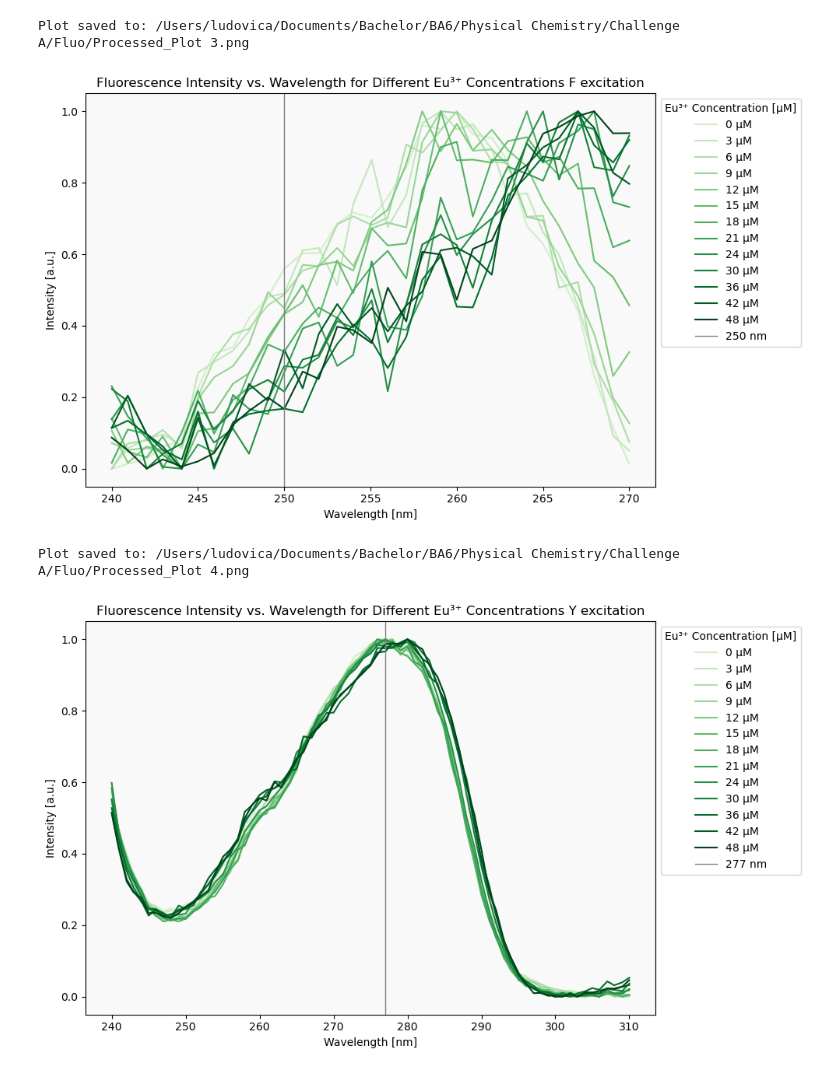
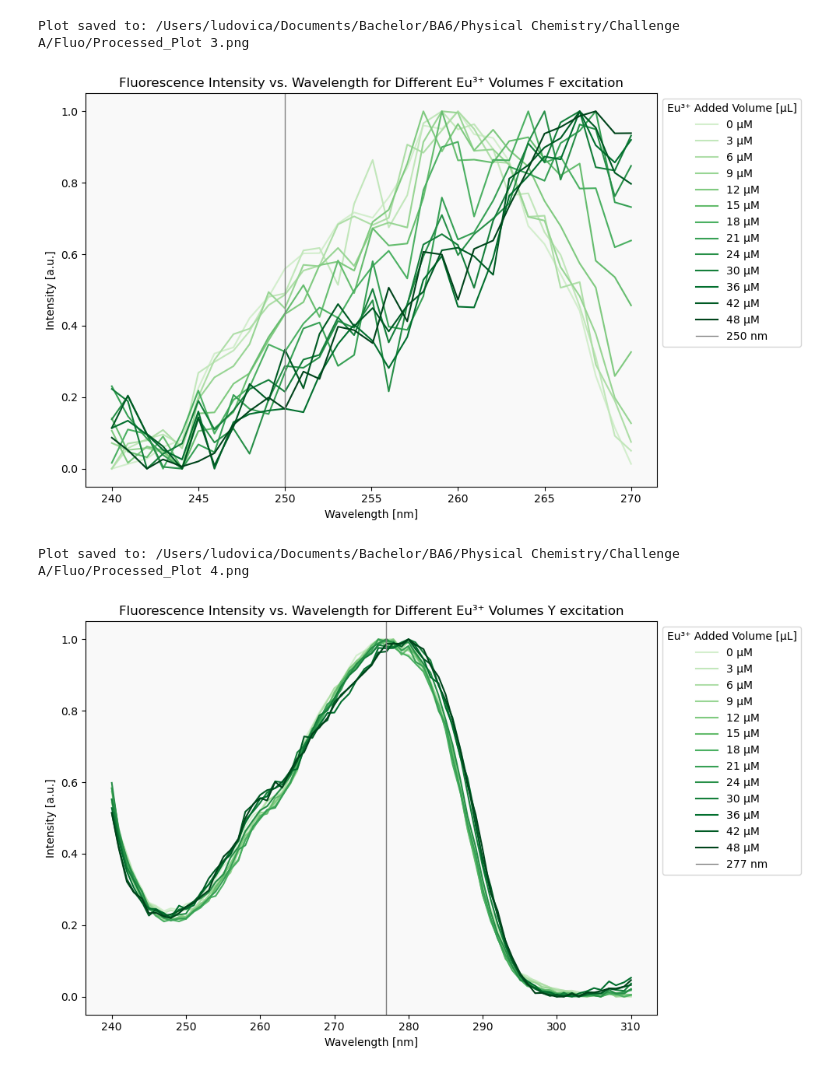
Before and after one commit to fracaludo/physicalchem, a Jupyter notebook: A/Fluo/Newspectra.ipynb, the cells around one changed output. Saved outputs shown, nothing was run; the diff lists cells and outputs as text; code cells hidden in the pictures.

```diff
--- a/A/Fluo/Newspectra.ipynb
+++ b/A/Fluo/Newspectra.ipynb
@@ -116,36 +116,36 @@ df.rename(columns={df.columns[0]: "Wavelength"}, inplace=True)
 # Generate a color gradient (shades of green)
 colors = plt.cm.Greens(np.linspace(0.2,1, len(df.columns[1:])))
 
 # Plot all europium concentrations
 plt.figure(figsize=(10, 6))
 for col, color in zip(df.columns[1:], colors):  # Skipping the Wavelength column
     plt.plot(df["Wavelength"], df[col], label=f"{col} µM", color=color)
 
 wavelength_to_add = 250  # Adding theoretical wavelength
 plt.axvline(x=wavelength_to_add, color='gray', linewidth=1, label=f"{wavelength_to_add} nm")
 
 # Customize the plot
 plt.xlabel("Wavelength [nm]")
 plt.ylabel("Intensity [a.u.]")
-plt.title("Fluorescence Intensity vs. Wavelength for Different Eu³⁺ Concentrations F excitation")
-plt.legend(title="Eu³⁺ Concentration [µM]", loc="upper left", bbox_to_anchor=(1, 1))
+plt.title("Fluorescence Intensity vs. Wavelength for Different Eu³⁺ Volumes F excitation")
+plt.legend(title="Eu³⁺ Added Volume [µL]", loc="upper left", bbox_to_anchor=(1, 1))
 plt.tight_layout()
 plt.gca().set_facecolor('#f9f9f9')
 
 # Saving the plot
 def save_plot(directory, filename="Processed_Plot 3.png", format="png"):
     os.makedirs(directory, exist_ok=True)
     filepath = os.path.join(directory, filename)
     plt.savefig(filepath, format=format, dpi=600, bbox_inches="tight")
     print(f"Plot saved to: {filepath}")
 
 save_plot(folder_path)
 
 # Show the plot
 plt.show()
 # %% [output]
 Plot saved to: /Users/ludovica/Documents/Bachelor/BA6/Physical Chemistry/Challenge A/Fluo/Processed_Plot 3.png
-[figure, old version]
+[figure, new version]
 # %%
 import pandas as pd
 import matplotlib.pyplot as plt
@@ -177,8 +177,8 @@ plt.axvline(x=wavelength_to_add, color='gray', linewidth=1, label=f"{wavelength_
 # Customize the plot
 plt.xlabel("Wavelength [nm]")
 plt.ylabel("Intensity [a.u.]")
-plt.title("Fluorescence Intensity vs. Wavelength for Different Eu³⁺ Concentrations Y excitation")
-plt.legend(title="Eu³⁺ Concentration [µM]", loc="upper left", bbox_to_anchor=(1, 1))
+plt.title("Fluorescence Intensity vs. Wavelength for Different Eu³⁺ Volumes Y excitation")
+plt.legend(title="Eu³⁺ Added Volume [µL]", loc="upper left", bbox_to_anchor=(1, 1))
 plt.tight_layout()
 plt.gca().set_facecolor('#f9f9f9')
 
@@ -195,4 +195,4 @@ save_plot(folder_path)
 plt.show()
 # %% [output]
 Plot saved to: /Users/ludovica/Documents/Bachelor/BA6/Physical Chemistry/Challenge A/Fluo/Processed_Plot 4.png
-[figure, old version]
+[figure, new version]
```
Also changed, not shown: parts of 2 cells of this notebook.
